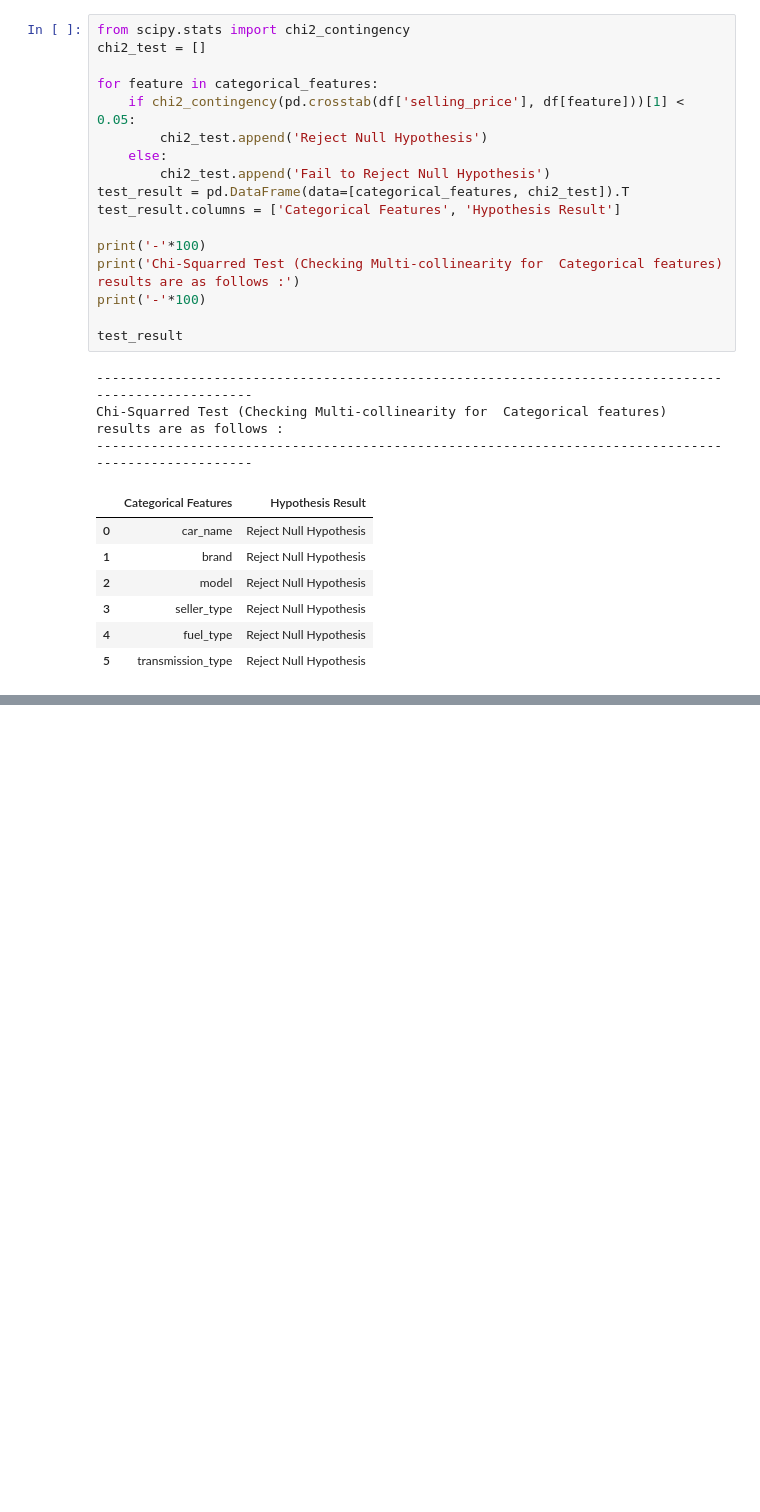
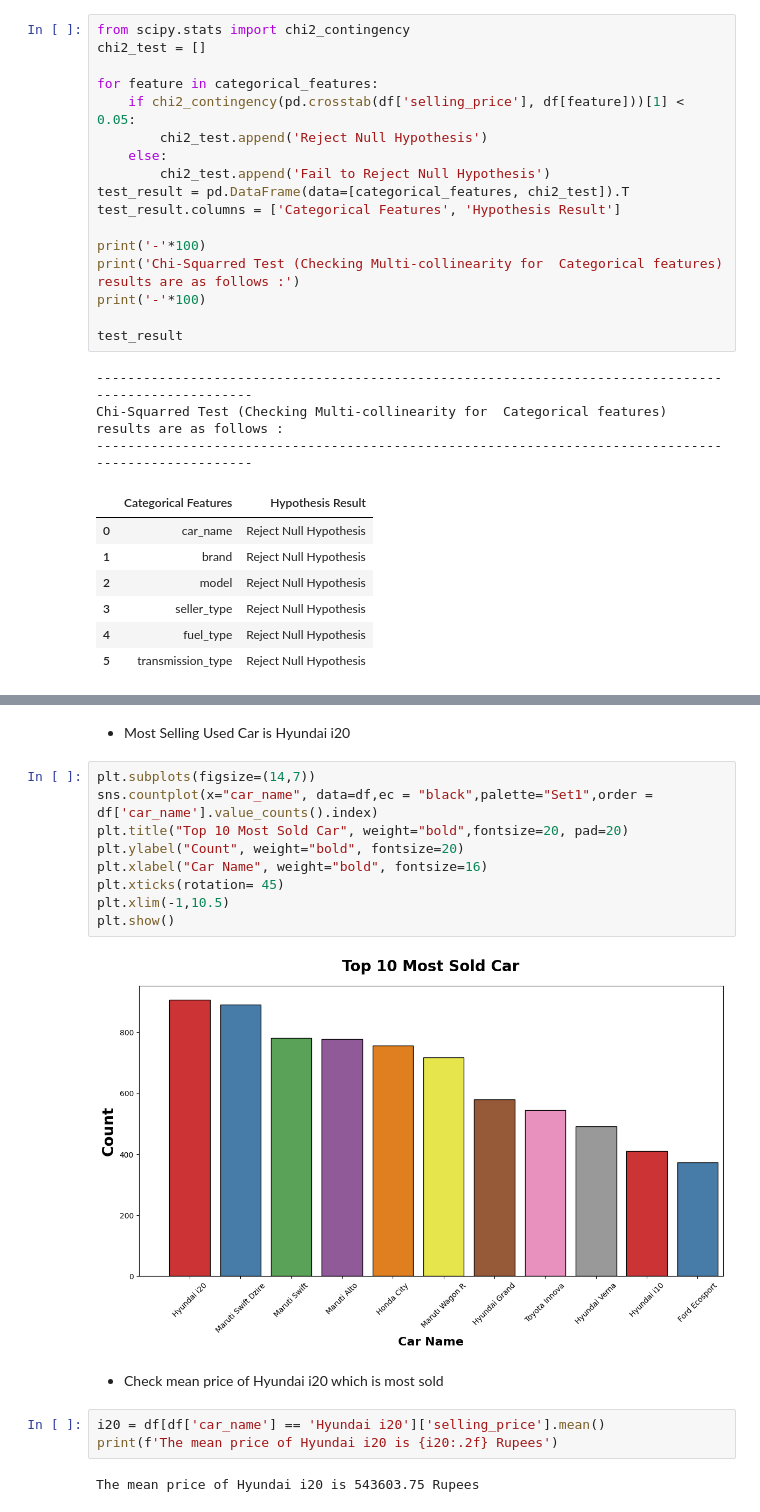
Before and after one commit to manishkr1754/CarDekho_Used_Car_Price_Prediction, a Jupyter notebook: notebooks/CarDekho Used Car Price Prediction.ipynb, the cells around one changed output, grey strips where cells are left out. Drawn from its saved outputs; the diff is of its cells as text; blank space fills up the shorter version.

```diff
--- a/notebooks/CarDekho Used Car Price Prediction.ipynb
+++ b/notebooks/CarDekho Used Car Price Prediction.ipynb
@@ -424,0 +463,20 @@ Chi-Squarred Test (Checking Multi-collinearity for  Categorical features) result
+# %% [markdown]
+- Most Selling Used Car is Hyundai i20
+# %%
+plt.subplots(figsize=(14,7))
+sns.countplot(x="car_name", data=df,ec = "black",palette="Set1",order = df['car_name'].value_counts().index)
+plt.title("Top 10 Most Sold Car", weight="bold",fontsize=20, pad=20)
+plt.ylabel("Count", weight="bold", fontsize=20)
+plt.xlabel("Car Name", weight="bold", fontsize=16)
+plt.xticks(rotation= 45)
+plt.xlim(-1,10.5)
+plt.show()
+# %% [output]
+[figure, added]
+# %% [markdown]
+- Check mean price of Hyundai i20 which is most sold
+# %%
+i20 = df[df['car_name'] == 'Hyundai i20']['selling_price'].mean()
+print(f'The mean price of Hyundai i20 is {i20:.2f} Rupees')
+# %% [output]
+The mean price of Hyundai i20 is 543603.75 Rupees
```
Also changed, not shown: parts of 30 cells of this notebook.
